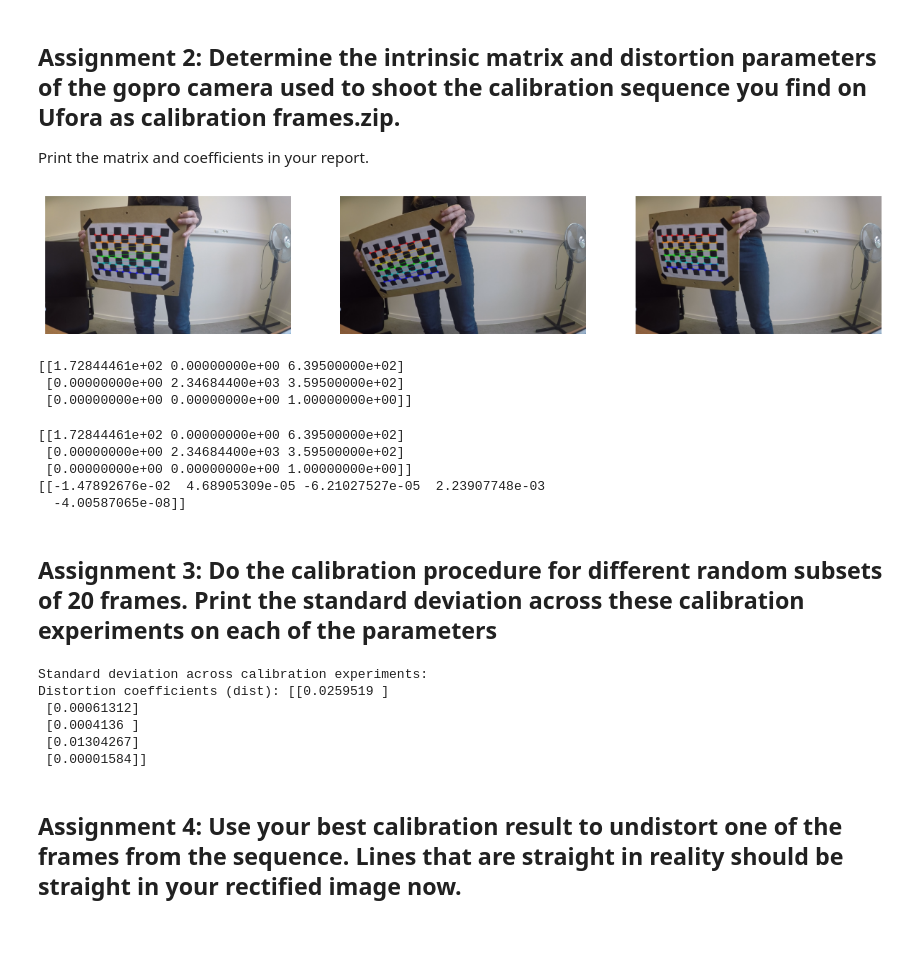
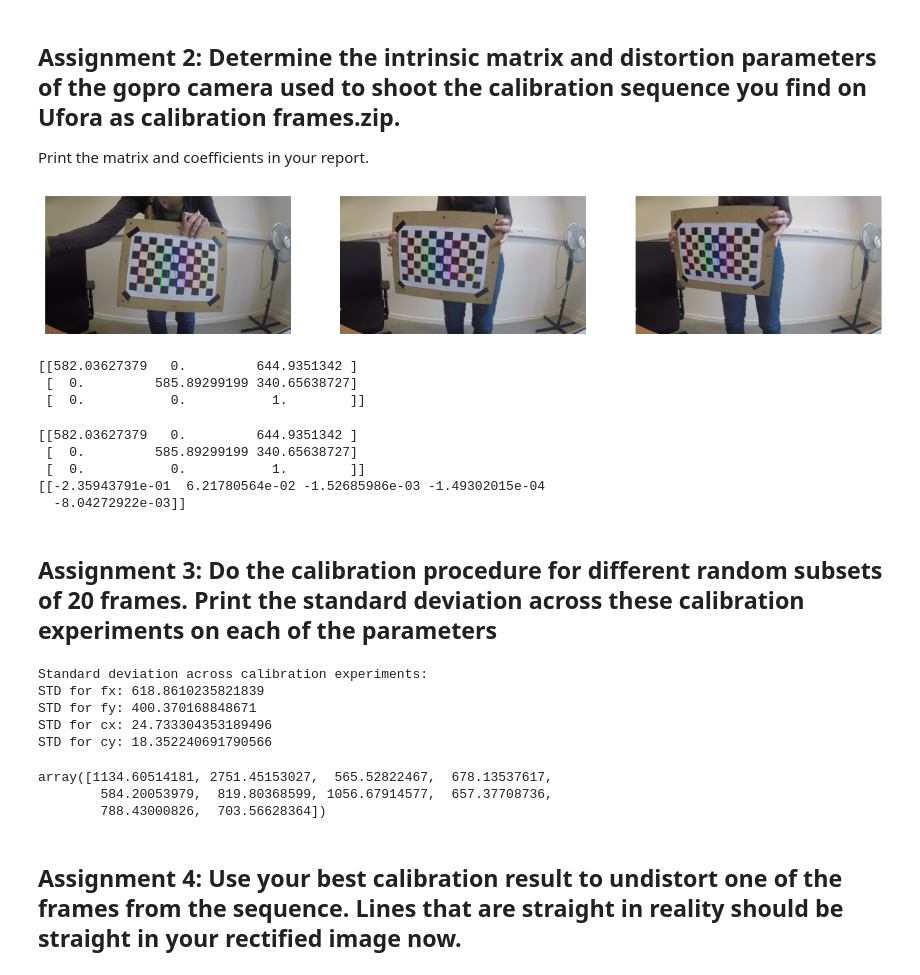
Before and after one commit to LucasVB-TheyCallMeAPoro/ComputerVisie, a Jupyter notebook: Lab1/Lab3_LucasVB.ipynb, the cells around one changed output. Saved outputs shown, nothing was run; the diff lists cells and outputs as text; code cells hidden in the pictures; blank space fills up the shorter version.

```diff
--- a/Lab1/Lab3_LucasVB.ipynb
+++ b/Lab1/Lab3_LucasVB.ipynb
@@ -138,57 +138,58 @@ You zoom in. Meaning here your cube doubles in size. You move the image plane cl
 ## Assignment 2: Determine the intrinsic matrix and distortion parameters of the gopro camera used to shoot the calibration sequence you find on Ufora as calibration frames.zip.
 Print the matrix and coefficients in your report.
 # %%
-grid = (11,7)
+grid = (10,6)
 # termination criteria
 criteria = (cv.TERM_CRITERIA_EPS + cv.TERM_CRITERIA_MAX_ITER, 30, 0.001)
 # prepare object points, like (0,0,0), (1,0,0), (2,0,0) ....,(6,5,0)
-objp = np.zeros(((grid[0]-1)*(grid[1]-1),3), np.float32)
-objp[:,:2] = np.mgrid[0:grid[1]-1,0:grid[0]-1].T.reshape(-1,2)
+objp = np.zeros(((grid[0])*(grid[1]),3), np.float32)
+objp[:,:2] = np.mgrid[0:grid[1],0:grid[0]].T.reshape(-1,2)
 # Arrays to store object points and image points from all the images.
 objpoints = [] # 3d point in real world space
 imgpoints = [] # 2d points in image plane.
 images = os.listdir("./calibration_frames/")
-
+del images[0]
+del images[0]
 count = 0
 
 fig, axs = plt.subplots(1, 3, figsize=(15, 3))
 for fname in images:
     img = cv.imread(f"./calibration_frames/{fname}")
     gray = cv.cvtColor(img, cv.COLOR_BGR2GRAY)
     # Find the chess board corners
-    ret, corners = cv.findChessboardCorners(gray, (grid[0]-1, grid[1]-1), None)
+    ret, corners = cv.findChessboardCorners(gray, (grid[1], grid[0]), None)
     # If found, add object points, image points (after refining them)
     if ret == True:
         objpoints.append(objp)
         corners2 = cv.cornerSubPix(gray, corners, (11, 11), (-1, -1), criteria)
         imgpoints.append(corners2)
 
         # Draw and display the corners
-        if count >1 and count  < 5:
-            cv.drawChessboardCorners(img, (grid[0]-1, grid[1]-1), corners2, ret)
-            axs[count-2].imshow(cv.cvtColor(img, cv.COLOR_BGR2RGB))
-            axs[count-2].axis('off')
-        count += 1
+        if count  < 3:
+            cv.drawChessboardCorners(img, (grid[1], grid[0]), corners2, ret)
+            axs[count].imshow(cv.cvtColor(img, cv.COLOR_BGR2RGB))
+            axs[count].axis('off')
+            count += 1
 
 plt.show()
 # %% [output]
-[figure, old version]
+[figure, new version]
 # %%
 ret, mtx, dist, rvecs, tvecs = cv.calibrateCamera(objpoints, imgpoints, gray.shape[::-1], None, None)
 print(mtx)
 # %% [output]
-[[1.72844461e+02 0.00000000e+00 6.39500000e+02]
- [0.00000000e+00 2.34684400e+03 3.59500000e+02]
- [0.00000000e+00 0.00000000e+00 1.00000000e+00]]
+[[582.03627379   0.         644.9351342 ]
+ [  0.         585.89299199 340.65638727]
+ [  0.           0.           1.        ]]
 # %%
 print(mtx)
 print(dist)
 # %% [output]
-[[1.72844461e+02 0.00000000e+00 6.39500000e+02]
- [0.00000000e+00 2.34684400e+03 3.59500000e+02]
- [0.00000000e+00 0.00000000e+00 1.00000000e+00]]
-[[-1.47892676e-02  4.68905309e-05 -6.21027527e-05  2.23907748e-03
-  -4.00587065e-08]]
+[[582.03627379   0.         644.9351342 ]
+ [  0.         585.89299199 340.65638727]
+ [  0.           0.           1.        ]]
+[[-2.35943791e-01  6.21780564e-02 -1.52685986e-03 -1.49302015e-04
+  -8.04272922e-03]]
 # %% [markdown]
 ## Assignment 3: Do the calibration procedure for different random subsets of 20 frames. Print the standard deviation across these calibration experiments on each of the parameters
 # %%
@@ -244,20 +241,25 @@ for _ in range(num_experiments):
-# %%
-print("Standard deviation across calibration experiments:")
-#mtx_list = np.array(mtx_list)
-dist_list = np.array(dist_list)
-#rot_list = np.array(rot_list)
-#trans_list = np.array(trans_list)
-#print("Camera matrix (mtx):", np.std(mtx_list.transpose(),axis=2))
-np.set_printoptions(precision=8, suppress=True)
-print("Distortion coefficients (dist):",  np.std(dist_list.transpose(),axis=2))
-#print("Rotation vectors (rvecs):",  np.std(rot_list.transpose(),axis=2))
-#print("Translation vectors (tvecs):",  np.std(trans_list.transpose(),axis=2))
-# %% [output]
-Standard deviation across calibration experiments:
-Distortion coefficients (dist): [[0.0259519 ]
- [0.00061312]
- [0.0004136 ]
- [0.01304267]
- [0.00001584]]
+# %%
+print("Standard deviation across calibration experiments:")
+fx_list = np.array(fx_list)
+fy_list = np.array(fy_list)
+cx_list = np.array(cx_list)
+cy_list = np.array(cy_list)
+
+print(f"STD for fx: {np.std(fx_list)}")
+print(f"STD for fy: {np.std(fy_list)}")
+print(f"STD for cx: {np.std(cx_list)}")
+print(f"STD for cy: {np.std(cy_list)}")
+# %% [output]
+Standard deviation across calibration experiments:
+STD for fx: 618.8610235821839
+STD for fy: 400.370168848671
+STD for cx: 24.733304353189496
+STD for cy: 18.352240691790566
+# %%
+fx_list
+# %% [output]
+array([1134.60514181, 2751.45153027,  565.52822467,  678.13537617,
+        584.20053979,  819.80368599, 1056.67914577,  657.37708736,
+        788.43000826,  703.56628364])
 # %% [markdown]
 ## Assignment 4: Use your best calibration result to undistort one of the frames from the sequence. Lines that are straight in reality should be straight in your rectified image now.
```
Also changed, not shown: parts of 12 cells of this notebook.
